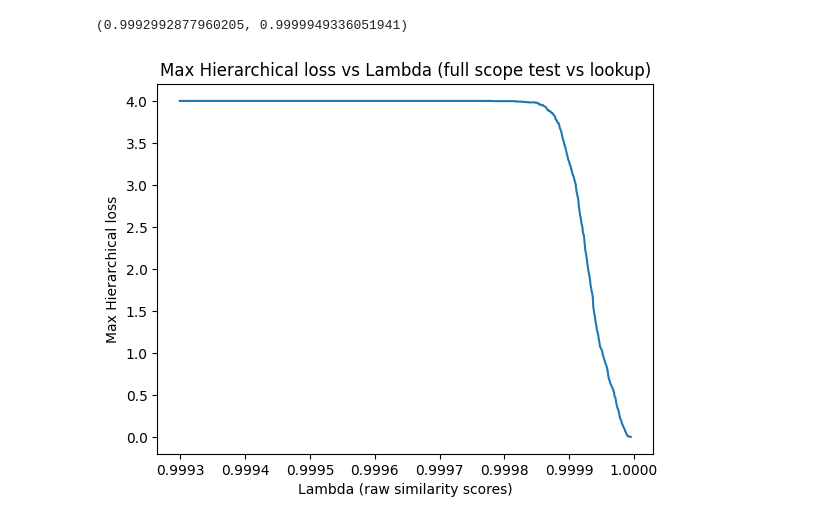
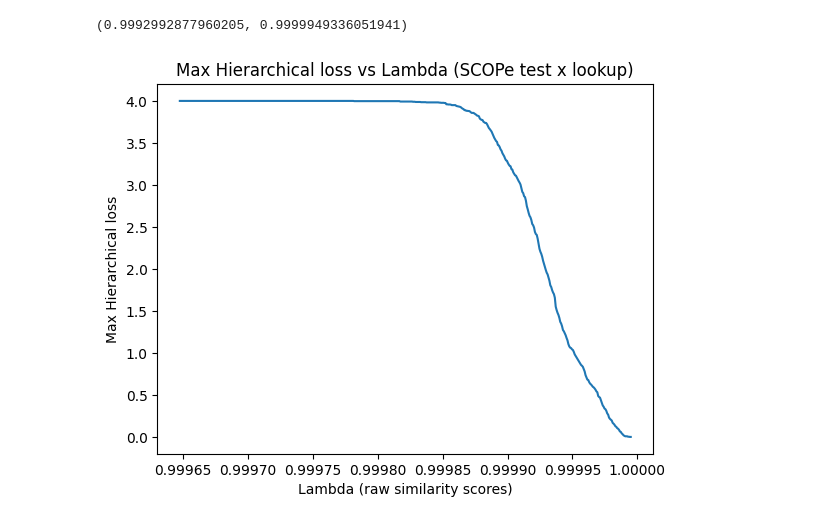
Before and after one commit to ronboger/conformal-protein-retrieval, a Jupyter notebook: scope/analyze_scope_hierarchical_loss_protein_vec.ipynb, the cells around one changed output. Cells and saved outputs as stored; diff of their text form; code cells hidden in the pictures.

```diff
--- a/scope/analyze_scope_hierarchical_loss_protein_vec.ipynb
+++ b/scope/analyze_scope_hierarchical_loss_protein_vec.ipynb
@@ -149,13 +133,13 @@ plt.show()
 ### Try max hierarchical loss
 Taking the max over the set of retrieved proteins within our similarity threshold may be better, as it increases monotonically.
 # %%
-from util import get_sims_labels, get_hierarchical_max_loss, get_thresh_max_hierarchical
+from protein_conformal.util import get_sims_labels, get_hierarchical_max_loss, get_thresh_max_hierarchical
 import numpy as np
 near_ids = np.load('partial_near_ids_scope_test_v_lookup.npy', allow_pickle=True)
 
 sims, _ = get_sims_labels(near_ids, partial=False)
 
-x = np.linspace(min(sims), max(sims), 1000)
+x = np.linspace(min(sims.flatten()), max(sims.flatten()), 1000)
 
 min(x), max(x)
 # %% [output]
@@ -166,10 +150,10 @@ for l in reversed(x):
     loss.append(get_hierarchical_max_loss(near_ids, l))
 # %%
 import matplotlib.pyplot as plt
-plt.plot(x, loss[::-1])
+plt.plot(x[500:], loss[::-1][500:])
 plt.xlabel('Lambda (raw similarity scores)')
 plt.ylabel('Max Hierarchical loss')
-plt.title('Max Hierarchical loss vs Lambda (full scope test vs lookup)')
+plt.title('Max Hierarchical loss vs Lambda (SCOPe test x lookup)')
 plt.show()
 # %% [output]
-[figure, old version]
+[figure, new version]
```
Also changed, not shown: parts of 29 cells of this notebook, 2 other files.
